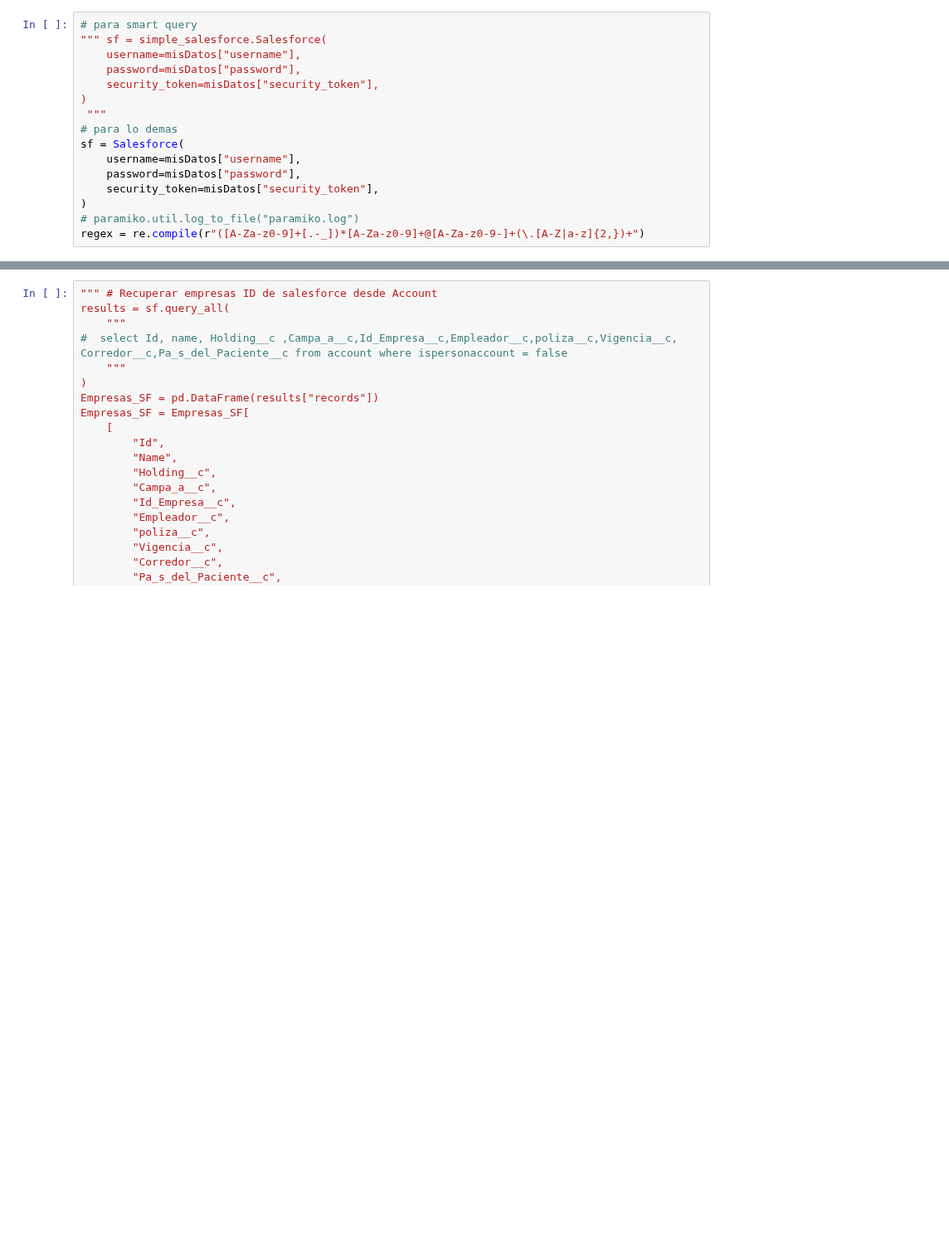
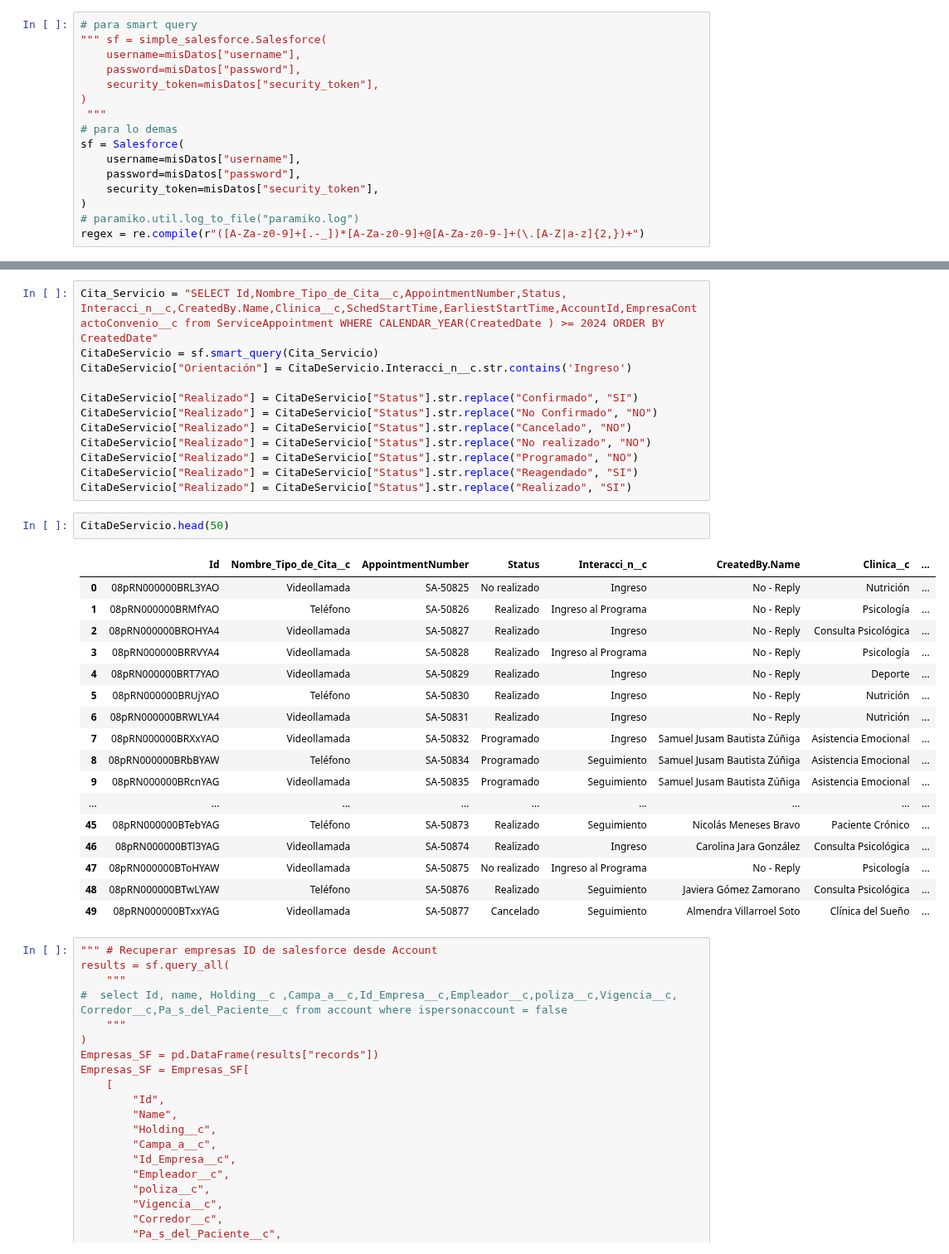
Before and after one commit to juanca-martinez/basefinal, a Jupyter notebook: modeloNuevo/Reportes_Abril.ipynb, the cells around one changed output, grey strips where cells are left out. Shown at 83% size. Drawn from its saved outputs; the diff is of its cells as text; blank space fills up the shorter version.

```diff
--- a/modeloNuevo/Reportes_Abril.ipynb
+++ b/modeloNuevo/Reportes_Abril.ipynb
@@ -57,3 +75,35 @@ regex = re.compile(r"([A-Za-z0-9]+[.-_])*[A-Za-z0-9]+@[A-Za-z0-9-]+(\.[A-Z|a-z]{
+# %%
+Cita_Servicio = "SELECT Id,Nombre_Tipo_de_Cita__c,AppointmentNumber,Status, Interacci_n__c,CreatedBy.Name,Clinica__c,SchedStartTime,EarliestStartTime,AccountId,EmpresaContactoConvenio__c from ServiceAppointment WHERE CALENDAR_YEAR(CreatedDate ) >= 2024 ORDER BY CreatedDate"
+CitaDeServicio = sf.smart_query(Cita_Servicio)
+CitaDeServicio["Orientación"] = CitaDeServicio.Interacci_n__c.str.contains('Ingreso')
+
+CitaDeServicio["Realizado"] = CitaDeServicio["Status"].str.replace("Confirmado", "SI")
+CitaDeServicio["Realizado"] = CitaDeServicio["Status"].str.replace("No Confirmado", "NO")
+CitaDeServicio["Realizado"] = CitaDeServicio["Status"].str.replace("Cancelado", "NO")
+CitaDeServicio["Realizado"] = CitaDeServicio["Status"].str.replace("No realizado", "NO")
+CitaDeServicio["Realizado"] = CitaDeServicio["Status"].str.replace("Programado", "NO")
+CitaDeServicio["Realizado"] = CitaDeServicio["Status"].str.replace("Reagendado", "SI")
+CitaDeServicio["Realizado"] = CitaDeServicio["Status"].str.replace("Realizado", "SI")
+# %%
+CitaDeServicio.head(50)
+# %% [output]
+|  | Id | Nombre_Tipo_de_Cita__c | AppointmentNumber | Status | Interacci_n__c | CreatedBy.Name | Clinica__c | ... |
+| 0 | 08pRN000000BRL3YAO | Videollamada | SA-50825 | No realizado | Ingreso | No - Reply | Nutrición | ... |
+| 1 | 08pRN000000BRMfYAO | Teléfono | SA-50826 | Realizado | Ingreso al Programa | No - Reply | Psicología | ... |
+| 2 | 08pRN000000BROHYA4 | Videollamada | SA-50827 | Realizado | Ingreso | No - Reply | Consulta Psicológica | ... |
+| 3 | 08pRN000000BRRVYA4 | Videollamada | SA-50828 | Realizado | Ingreso al Programa | No - Reply | Psicología | ... |
+| 4 | 08pRN000000BRT7YAO | Videollamada | SA-50829 | Realizado | Ingreso | No - Reply | Deporte | ... |
+| 5 | 08pRN000000BRUjYAO | Teléfono | SA-50830 | Realizado | Ingreso | No - Reply | Nutrición | ... |
+| 6 | 08pRN000000BRWLYA4 | Videollamada | SA-50831 | Realizado | Ingreso | No - Reply | Nutrición | ... |
+| 7 | 08pRN000000BRXxYAO | Videollamada | SA-50832 | Programado | Ingreso | Samuel Jusam Bautista Zúñiga | Asistencia Emocional | ... |
+| 8 | 08pRN000000BRbBYAW | Teléfono | SA-50834 | Programado | Seguimiento | Samuel Jusam Bautista Zúñiga | Asistencia Emocional | ... |
+| 9 | 08pRN000000BRcnYAG | Videollamada | SA-50835 | Programado | Seguimiento | Samuel Jusam Bautista Zúñiga | Asistencia Emocional | ... |
+| ... | ... | ... | ... | ... | ... | ... | ... | ... |
+| 45 | 08pRN000000BTebYAG | Teléfono | SA-50873 | Realizado | Seguimiento | Nicolás Meneses Bravo | Paciente Crónico | ... |
+| 46 | 08pRN000000BTl3YAG | Videollamada | SA-50874 | Realizado | Ingreso | Carolina Jara González | Consulta Psicológica | ... |
+| 47 | 08pRN000000BToHYAW | Videollamada | SA-50875 | No realizado | Ingreso al Programa | No - Reply | Psicología | ... |
+| 48 | 08pRN000000BTwLYAW | Teléfono | SA-50876 | Realizado | Seguimiento | Javiera Gómez Zamorano | Consulta Psicológica | ... |
+| 49 | 08pRN000000BTxxYAG | Videollamada | SA-50877 | Cancelado | Seguimiento | Almendra Villarroel Soto | Clínica del Sueño | ... |
 # %%
 """ # Recuperar empresas ID de salesforce desde Account
 results = sf.query_all(
```
Also changed, not shown: parts of 6 cells of this notebook, 1 other file.
